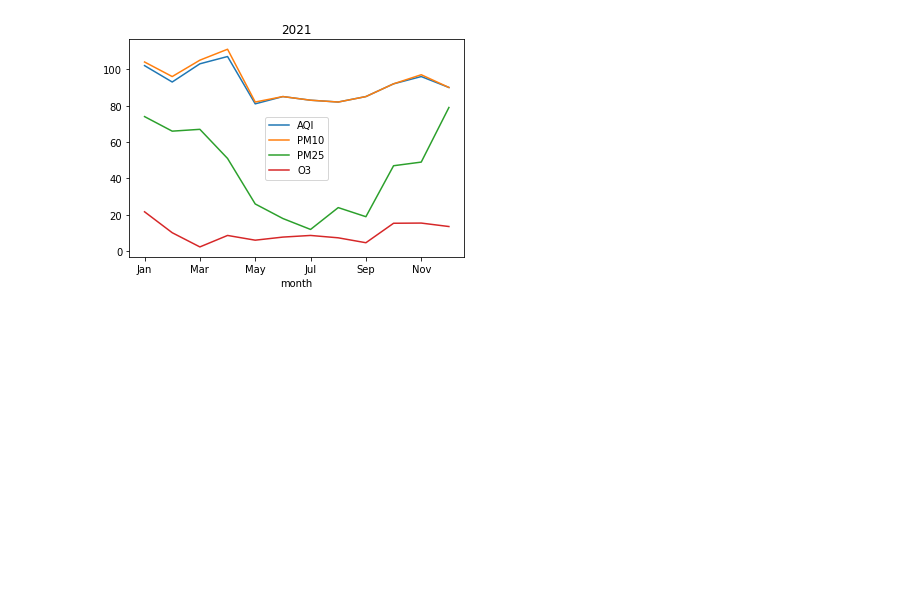
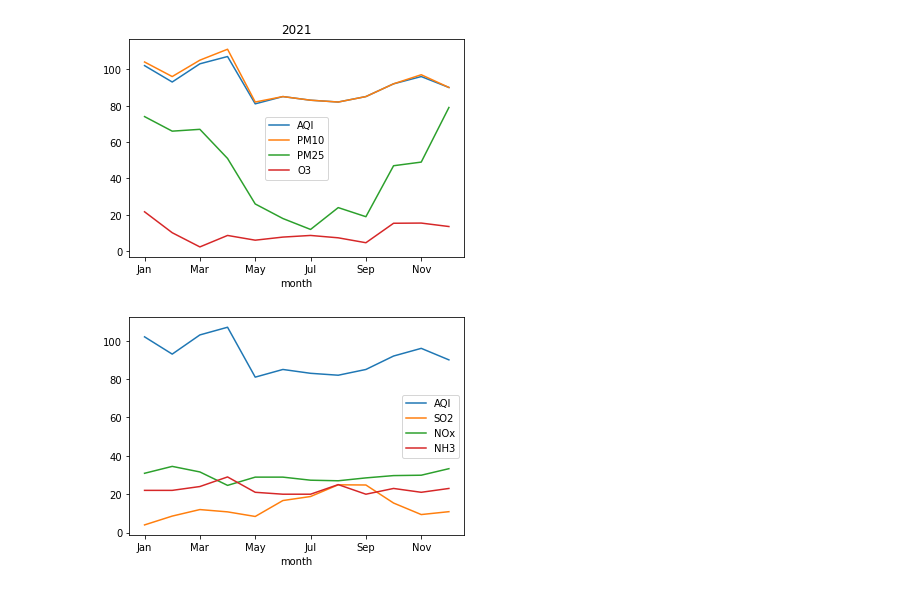
Before and after one commit to danileahacker/Air-Quality-in-Hyderabad-Pollution-Analysis, a Jupyter notebook: pollution_eda.ipynb, the cells around one changed output. Cells and saved outputs as stored; diff of their text form; code cells hidden in the pictures; blank space fills up the shorter version.

```diff
--- a/pollution_eda.ipynb
+++ b/pollution_eda.ipynb
@@ -340,3 +340,8 @@ graph_2021_top = aqi_2021.plot(x='month', y=['AQI', 'PM10', 'PM25', 'O3'], title
 graph_2021_top;
 # %% [output]
 [figure]
+# %%
+graph_2021_bottom = aqi_2021.plot(x='month', y=['AQI', 'SO2', 'NOx', 'NH3'])
+graph_2021_bottom;
+# %% [output]
+[figure, added]
```
